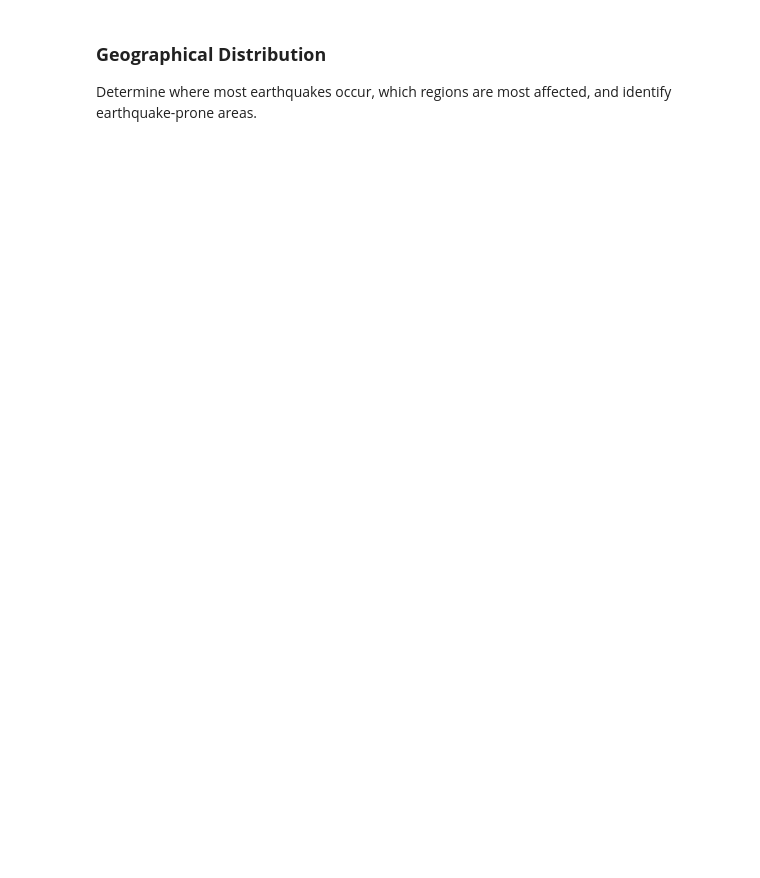
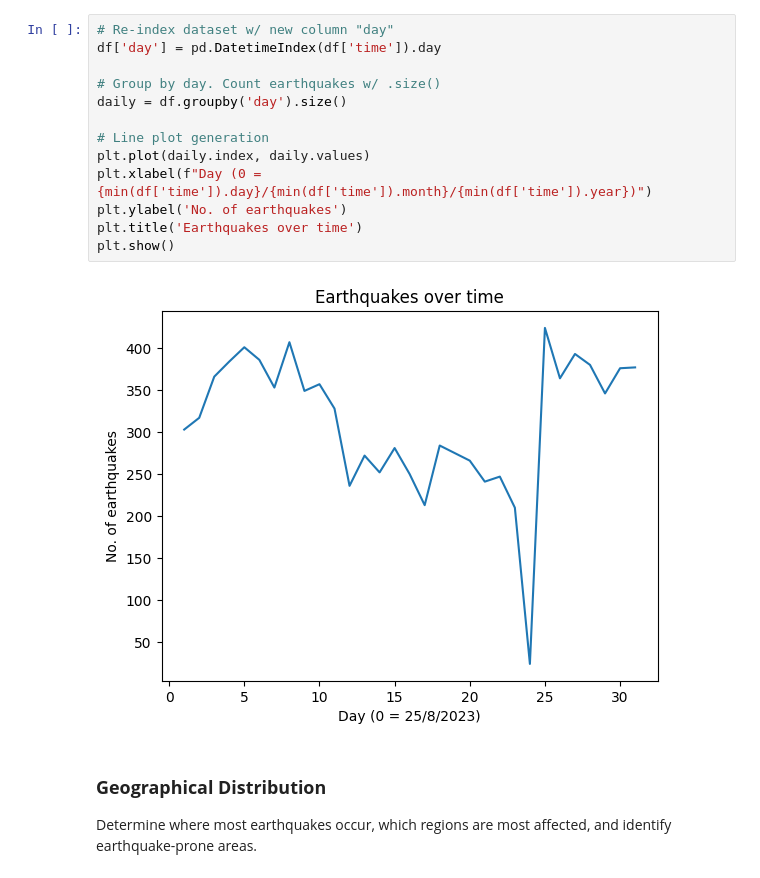
Before and after one commit to kieranthakkar/data_science, a Jupyter notebook: assignments/Week3/earthquakeNotebook.ipynb, the cells around one changed output. Cells and saved outputs as stored; diff of their text form; blank space fills up the shorter version.

Commit message:
Added line plot for earthquakes over time

```diff
--- a/assignments/Week3/earthquakeNotebook.ipynb
+++ b/assignments/Week3/earthquakeNotebook.ipynb
@@ -42,3 +29,18 @@ df.describe()
+# %%
+# Re-index dataset w/ new column "day"
+df['day'] = pd.DatetimeIndex(df['time']).day
+
+# Group by day. Count earthquakes w/ .size()
+daily = df.groupby('day').size()
+
+# Line plot generation
+plt.plot(daily.index, daily.values)
+plt.xlabel(f"Day (0 = {min(df['time']).day}/{min(df['time']).month}/{min(df['time']).year})")
+plt.ylabel('No. of earthquakes')
+plt.title('Earthquakes over time')
+plt.show()
+# %% [output]
+[figure, added]
 # %% [markdown]
 ### **Geographical Distribution**
 Determine where most earthquakes occur, which regions are most affected, and identify earthquake-prone areas.
```
Also changed, not shown: parts of 7 cells of this notebook.
